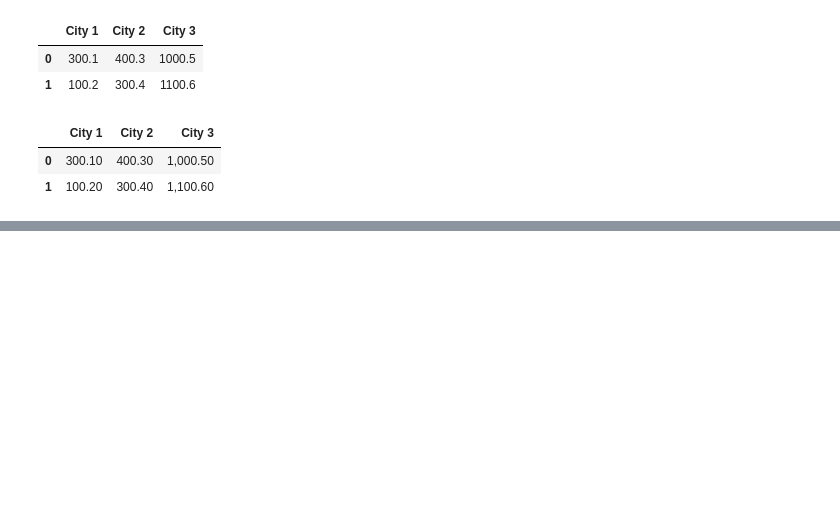
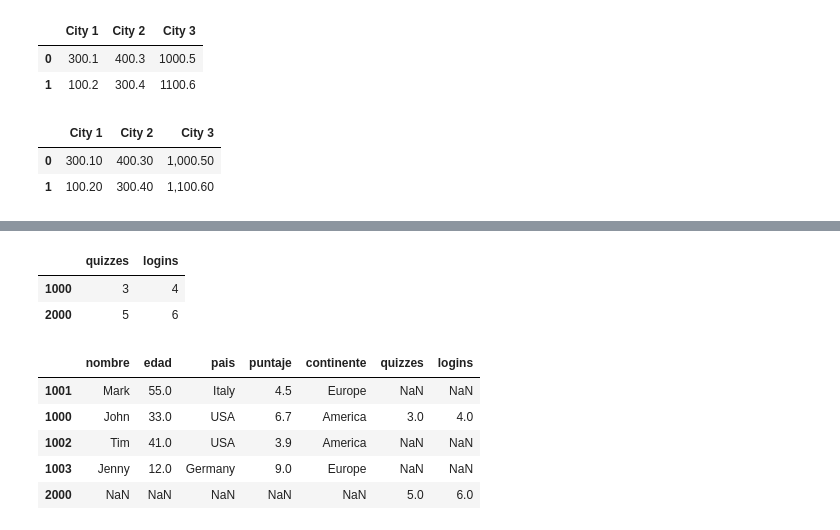
Before and after one commit to EricJDavila/PythonForExcel, a Jupyter notebook: cap0501_pandas.ipynb, the cells around one changed output, grey strips where cells are left out. Cells and saved outputs as stored; diff of their text form; code cells hidden in the pictures; blank space fills up the shorter version.

Commit message:
Concatenación.

```diff
--- a/cap0501_pandas.ipynb
+++ b/cap0501_pandas.ipynb
@@ -681,0 +722,22 @@ rainfall.applymap(formatea_cadena)
+# %%
+#Si se desea alinear los DataFrames por columnas:
+data = [[3, 4], [5, 6]]
+mas_categorias = pd.DataFrame(data=data,
+                              columns=["quizzes", "logins"],
+                              index=[1000, 2000])
+mas_categorias
+# %% [output]
+|  | quizzes | logins |
+| 1000 | 3 | 4 |
+| 2000 | 5 | 6 |
+# %%
+pd.concat([df, mas_categorias], axis=1)
+#concat trabaja con múltiples DataFrames, mientras que join y merge solo trabaja
+# con dos.
+# %% [output]
+|  | nombre | edad | pais | puntaje | continente | quizzes | logins |
+| 1001 | Mark | 55.0 | Italy | 4.5 | Europe | NaN | NaN |
+| 1000 | John | 33.0 | USA | 6.7 | America | 3.0 | 4.0 |
+| 1002 | Tim | 41.0 | USA | 3.9 | America | NaN | NaN |
+| 1003 | Jenny | 12.0 | Germany | 9.0 | Europe | NaN | NaN |
+| 2000 | NaN | NaN | NaN | NaN | NaN | 5.0 | 6.0 |
```
Also changed, not shown: parts of 5 cells of this notebook.
